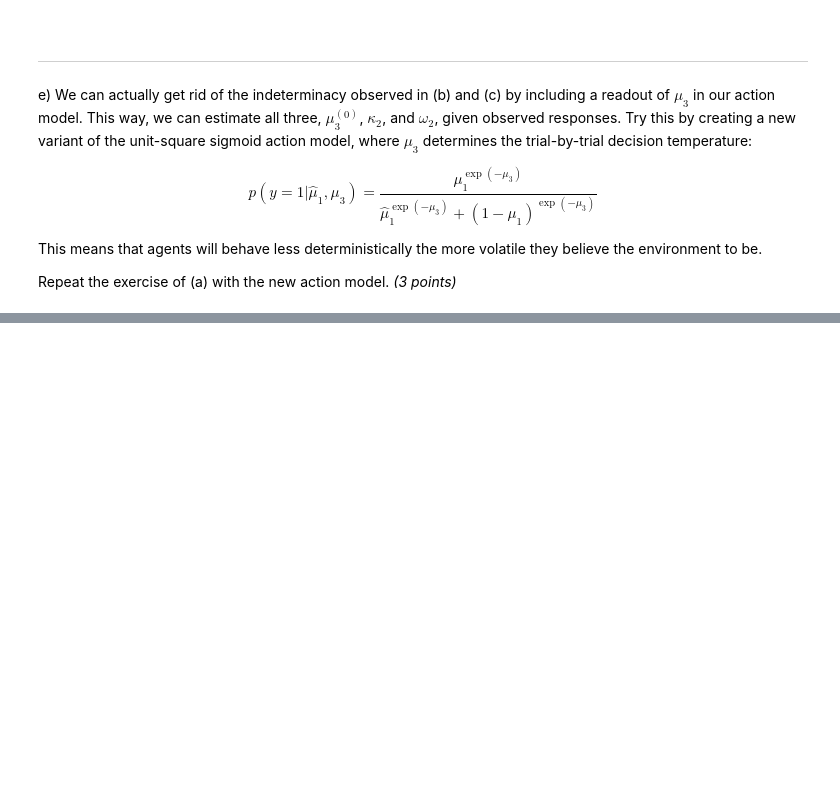
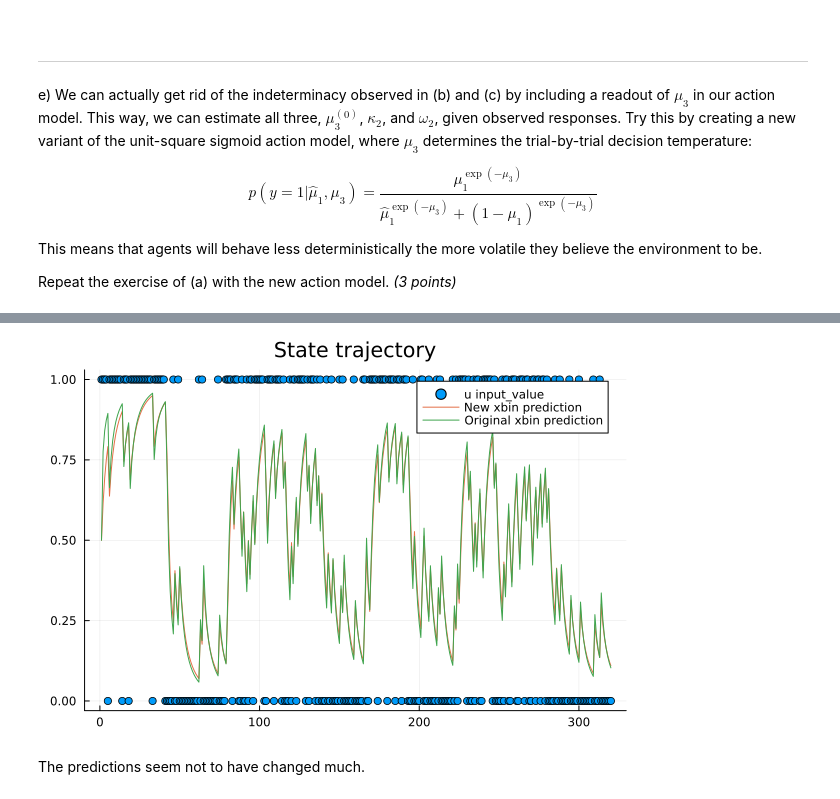
Before and after one commit to MagisV/Translational_Neuromodeling_Exercise_1, a Jupyter notebook: ex-02/Exercise2.ipynb, the cells around one changed output, grey strips where cells are left out. Cells and saved outputs as stored; diff of their text form; code cells hidden in the pictures; blank space fills up the shorter version.

```diff
--- a/ex-02/Exercise2.ipynb
+++ b/ex-02/Exercise2.ipynb
@@ -477,0 +725,8 @@ Repeat the exercise of (a) with the new action model. *(3 points)*
+# %%
+plot_trajectory(agent_binary_3_level_2, ("u", "input_value"))
+plot_trajectory!(agent_binary_3_level_2, ("xbin", "prediction"), label="New xbin prediction")
+plot_trajectory!(agent_binary_3_level, ("xbin", "prediction"), label="Original xbin prediction")
+# %% [output]
+[figure, added]
+# %% [markdown]
+The predictions seem not to have changed much.
```
Also changed, not shown: parts of 18 cells of this notebook.
